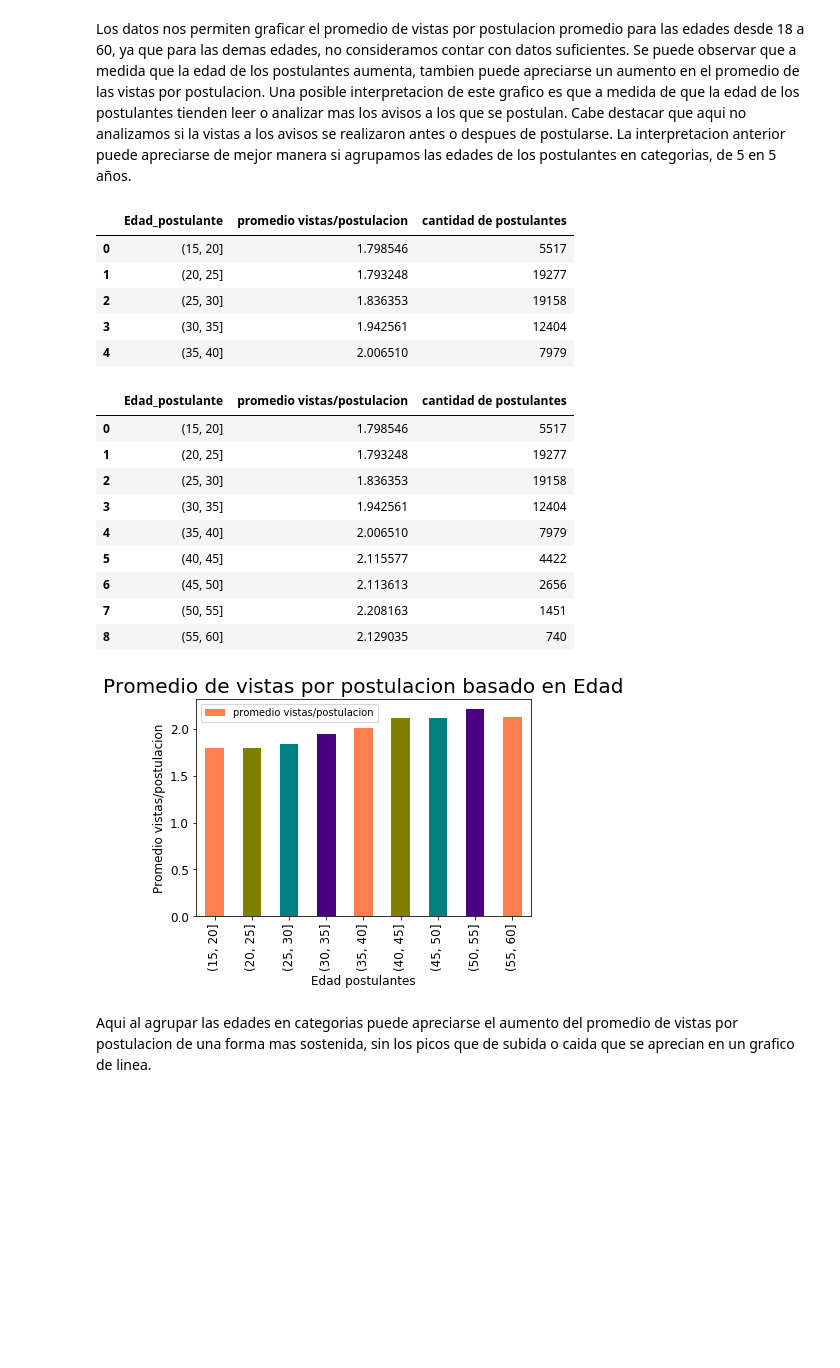
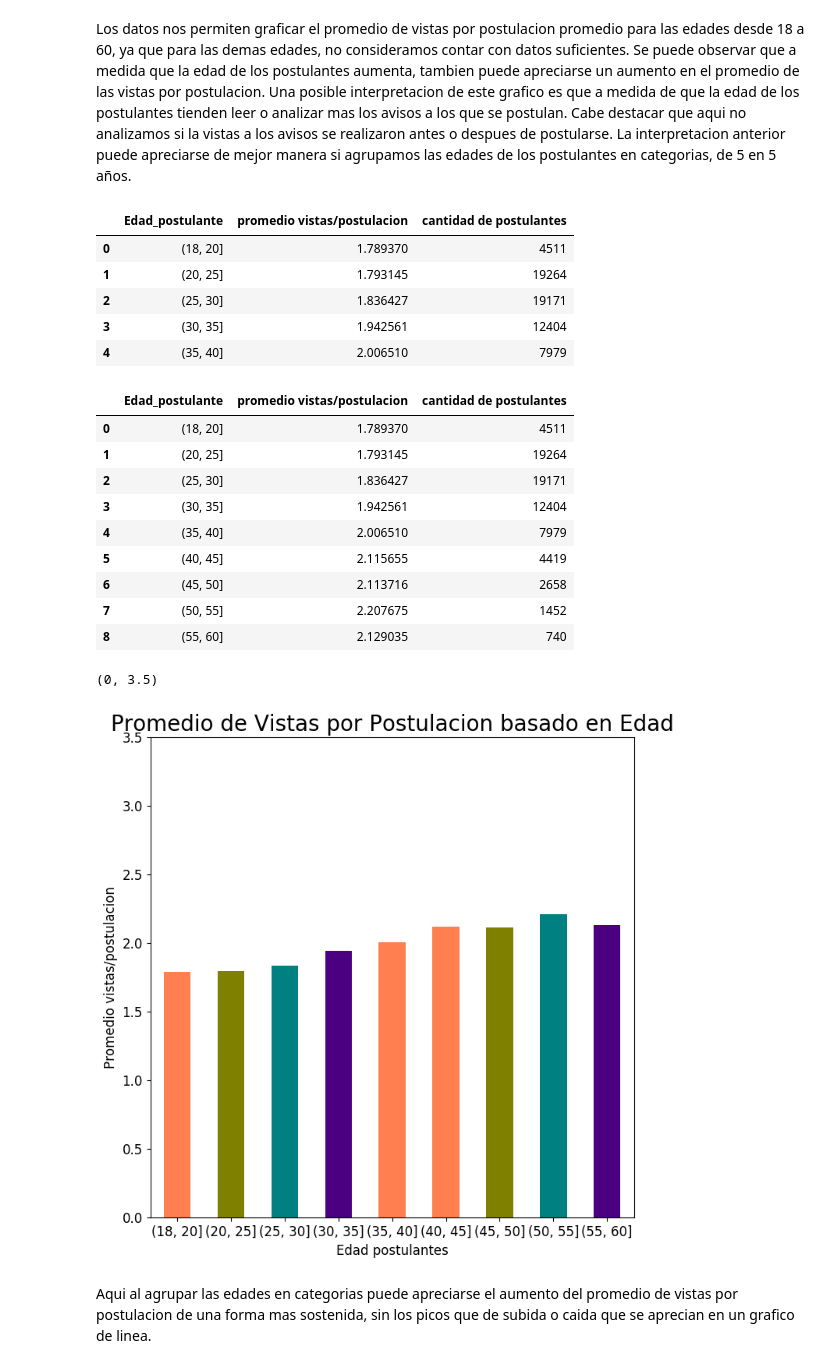
Before and after one commit to GastonMontes/75.06-Datos-TP1, a Jupyter notebook: Notebooks/Pruebas3.ipynb, the cells around one changed output. Saved outputs shown, nothing was run; the diff lists cells and outputs as text; code cells hidden in the pictures; blank space fills up the shorter version.

Commit message:
Modificado los graficos y se agrego horas de las vistas

```diff
--- a/Notebooks/Pruebas3.ipynb
+++ b/Notebooks/Pruebas3.ipynb
@@ -4,6 +4,9 @@ import pandas as pd
 import numpy as np
 import matplotlib.pyplot as plt
 import datetime as DT
+
+%matplotlib inline
+plt.style.use('default')
 # %%
 #Cargamos los datos en dataframes
 educacion=pd.read_csv('../Data/fiuba_1_postulantes_educacion.csv')
@@ -40,6 +103,7 @@ genero_edad['Fecha_Nacimiento'] = pd.to_datetime(genero_edad['Fecha_Nacimiento']
 #Agrego la columna edad al DF de genero y edad
 hoy = pd.Timestamp(DT.datetime.now())
 genero_edad['Edad'] = (hoy - genero_edad['Fecha_Nacimiento']).astype('<m8[Y]')
+genero_edad=genero_edad[(genero_edad['Edad']>=18) & (genero_edad['Edad']<=66)]
 # %% [markdown]
 ## Relacion vistas/postulacion por edad
 # %% [markdown]
@@ -128,7 +193,7 @@ Se puede observar que a medida que la edad de los postulantes aumenta, tambien p
 Cabe destacar que aqui no analizamos si la vistas a los avisos se realizaron antes o despues de postularse.
 La interpretacion anterior puede apreciarse de mejor manera si agrupamos las edades de los postulantes en categorias, de 5 en 5 años.
 # %%
-vistas_por_postulacion_edad['Edad_postulante'] = pd.cut(vistas_por_postulacion_edad['Edad_postulante'],[15,20,25,30,35,40,45,50,55,60,65,70,75,80])
+vistas_por_postulacion_edad['Edad_postulante'] = pd.cut(vistas_por_postulacion_edad['Edad_postulante'],[18,20,25,30,35,40,45,50,55,60,65,70,75,80])
 vistas_por_postulacion_promedio_edad = vistas_por_postulacion_edad.groupby('Edad_postulante')\
                                         .agg({'vistas/postulacion':['mean','count']})
 
@@ -138,41 +203,42 @@ vistas_por_postulacion_promedio_edad.reset_index(inplace = True)
 vistas_por_postulacion_promedio_edad.head()
 # %% [output]
 |  | Edad_postulante | promedio vistas/postulacion | cantidad de postulantes |
-| 0 | (15, 20] | 1.798546 | 5517 |
-| 1 | (20, 25] | 1.793248 | 19277 |
-| 2 | (25, 30] | 1.836353 | 19158 |
+| 0 | (18, 20] | 1.789370 | 4511 |
+| 1 | (20, 25] | 1.793145 | 19264 |
+| 2 | (25, 30] | 1.836427 | 19171 |
 | 3 | (30, 35] | 1.942561 | 12404 |
 | 4 | (35, 40] | 2.006510 | 7979 |
 # %%
 vistas_por_postulacion_promedio_edad
 # %% [output]
 |  | Edad_postulante | promedio vistas/postulacion | cantidad de postulantes |
-| 0 | (15, 20] | 1.798546 | 5517 |
-| 1 | (20, 25] | 1.793248 | 19277 |
-| 2 | (25, 30] | 1.836353 | 19158 |
+| 0 | (18, 20] | 1.789370 | 4511 |
+| 1 | (20, 25] | 1.793145 | 19264 |
+| 2 | (25, 30] | 1.836427 | 19171 |
 | 3 | (30, 35] | 1.942561 | 12404 |
 | 4 | (35, 40] | 2.006510 | 7979 |
-| 5 | (40, 45] | 2.115577 | 4422 |
-| 6 | (45, 50] | 2.113613 | 2656 |
-| 7 | (50, 55] | 2.208163 | 1451 |
+| 5 | (40, 45] | 2.115655 | 4419 |
+| 6 | (45, 50] | 2.113716 | 2658 |
+| 7 | (50, 55] | 2.207675 | 1452 |
 | 8 | (55, 60] | 2.129035 | 740 |
 # %%
 promedio_vistas_por_postulacion_por_edad_plot = vistas_por_postulacion_promedio_edad.plot(
                                                  kind = 'bar',
                                                  x = 'Edad_postulante',
                                                  y = 'promedio vistas/postulacion',
-                                                 color = ['coral','olive','teal','indigo'],
-                                                 fontsize = 12)
+                                                 color = ['coral','olive','teal','indigo'],legend=False,figsize=(8,8),
+                                                 rot=0,fontsize = 12)
 
-promedio_vistas_por_postulacion_por_edad_plot.set_title('Promedio de vistas por postulacion basado en Edad',
+promedio_vistas_por_postulacion_por_edad_plot.set_title('Promedio de Vistas por Postulacion basado en Edad',
                                                         fontsize = 20)
 
 promedio_vistas_por_postulacion_por_edad_plot.set_xlabel('Edad postulantes',fontsize = 12)
 
 promedio_vistas_por_postulacion_por_edad_plot.set_ylabel('Promedio vistas/postulacion', fontsize = 12)
-promedio_vistas_por_postulacion_por_edad_plot.figure
+plt.ylim([0,3.5])
 # %% [output]
+(0, 3.5)
-[figure, old version]
+[figure, new version]
 # %% [markdown]
 Aqui al agrupar las edades en categorias puede apreciarse el aumento del promedio de vistas por postulacion de una
 forma mas sostenida, sin los picos que de subida o caida que se aprecian en un grafico de linea.
```
Also changed, not shown: parts of 14 cells of this notebook.
